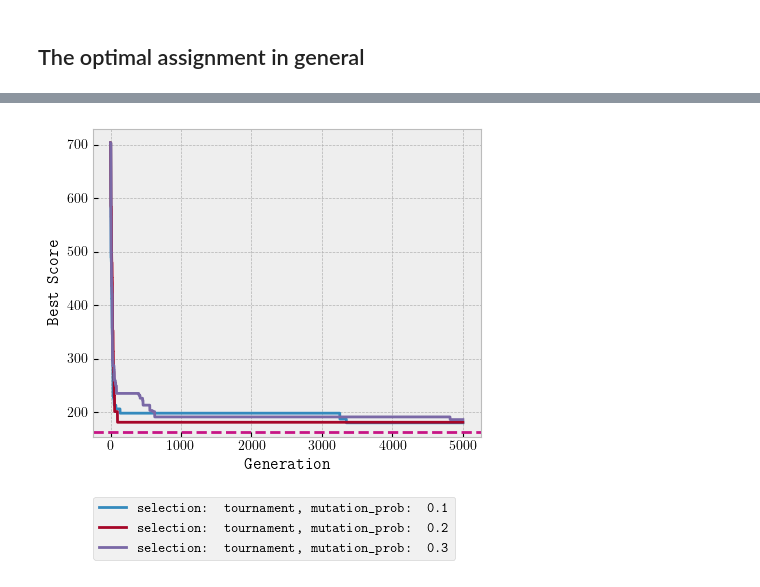
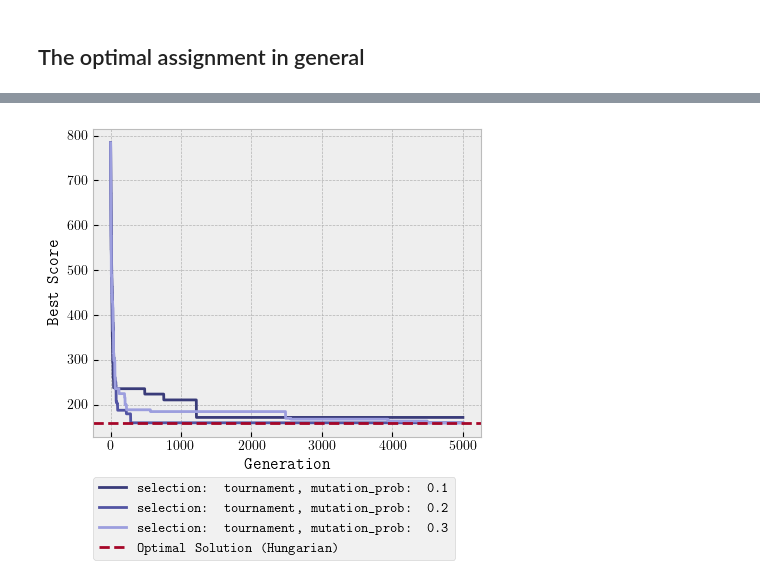
Before and after one commit to salomeaaleksandra/EvolutionaryAlgorithm, a Jupyter notebook: EvolutionaryAlgorithmTest.ipynb, the cells around one changed output, grey strips where cells are left out. Drawn from its saved outputs; the diff is of its cells as text; code cells hidden in the pictures.

```diff
--- a/EvolutionaryAlgorithmTest.ipynb
+++ b/EvolutionaryAlgorithmTest.ipynb
@@ -155,14 +165,17 @@ Final Generation Best Score = 510.0
+# %%
+cmap = plt.colormaps["tab20b"]
+colors = [cmap(i / len(results)) for i in range(len(results))]
 # %%
 plt.figure(figsize=(5, 4))
-for label, scores in results.items():
-    plt.plot(range(1, len(scores) + 1), scores, label=label)
+for idx, (label, scores) in enumerate(results.items()):
+    plt.plot(range(1, len(scores) + 1), scores, color=colors[idx], label=label)
 
-plt.axhline(optimal_solution, linestyle='--', color='mediumvioletred')
+plt.axhline(optimal_solution, linestyle='--', color=plt_colors[1], label="Optimal Solution (Hungarian)")
 
 #plt.title("Generation vs Best Scores for Different Parameter Configurations")
 plt.xlabel("Generation")
 plt.ylabel("Best Score")
-plt.legend(loc='lower left', bbox_to_anchor=(0, -0.75), borderaxespad=0.)
+plt.legend(loc='lower left', bbox_to_anchor=(0, -1), borderaxespad=0.)
 plt.grid(True)
 
 plt.savefig(r'EA_test.png',
@@ -193,6 +206,7 @@ for i, config in enumerate(parameter_configs):
                                                      mutation_prob=config["mutation_prob"],
                                                      elitism_type=config["elitism_type"],
                                                      selection=config["selection"],
+                                                     elite_count=10,
                                                      seed=42
                                                     )
     _, _, _, best_scores = ea.run()
@@ -207,8 +221,8 @@ Final Generation Best Score = 191.0
 # %%
 plt.figure(figsize=(5, 4))
-for label, scores in results.items():
-    plt.plot(range(1, len(scores) + 1), scores, label=label)
-plt.axhline(optimal_solution, linestyle='--', color='mediumvioletred')
+for idx, (label, scores) in enumerate(results.items()):
+    plt.plot(range(1, len(scores) + 1), scores, color=colors[idx], label=label)
+plt.axhline(optimal_solution, linestyle='--', color=plt_colors[1], label="Optimal Solution (Hungarian)")
 
 #plt.title("Generation vs Best Scores for Different Parameter Configurations")
 plt.xlabel("Generation")
@@ -258,21 +272,21 @@ Final Generation Best Score = 186.0
 # %%
 plt.figure(figsize=(5, 4))
-for label, scores in results.items():
-    plt.plot(range(1, len(scores) + 1), scores, label=label)
-plt.axhline(optimal_solution, linestyle='--', color='mediumvioletred')
+for idx, (label, scores) in enumerate(results.items()):
+    plt.plot(range(1, len(scores) + 1), scores, color=colors[idx], label=label)
+plt.axhline(optimal_solution, linestyle='--', color=plt_colors[1], label="Optimal Solution (Hungarian)")
 
 #plt.title("Generation vs Best Scores for Different Parameter Configurations")
 plt.xlabel("Generation")
 plt.ylabel("Best Score")
 plt.legend(loc='lower left', bbox_to_anchor=(0, -0.4), borderaxespad=0.)
 plt.grid(True)
 
 plt.savefig(r'EA_test_mutation.png',
             #bbox_extra_artists=(legend,),
             bbox_inches='tight',
             transparent=True,
             dpi=200
            )
 plt.show()
 # %% [output]
-[figure, old version]
+[figure, new version]
```
Also changed, not shown: parts of 17 cells of this notebook, 7 other files.
